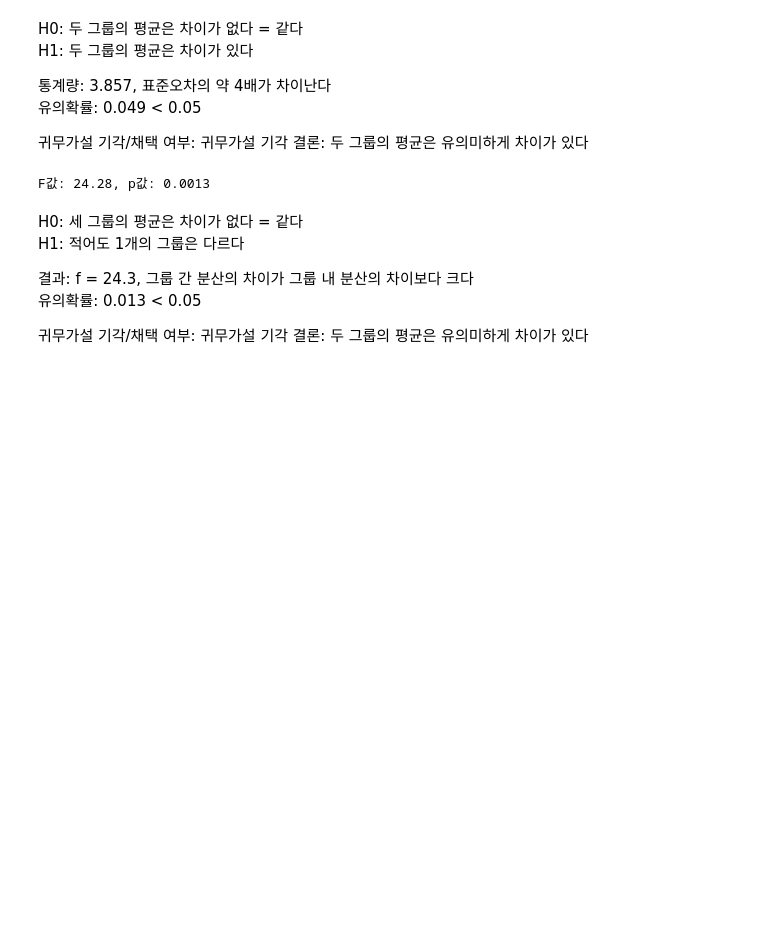
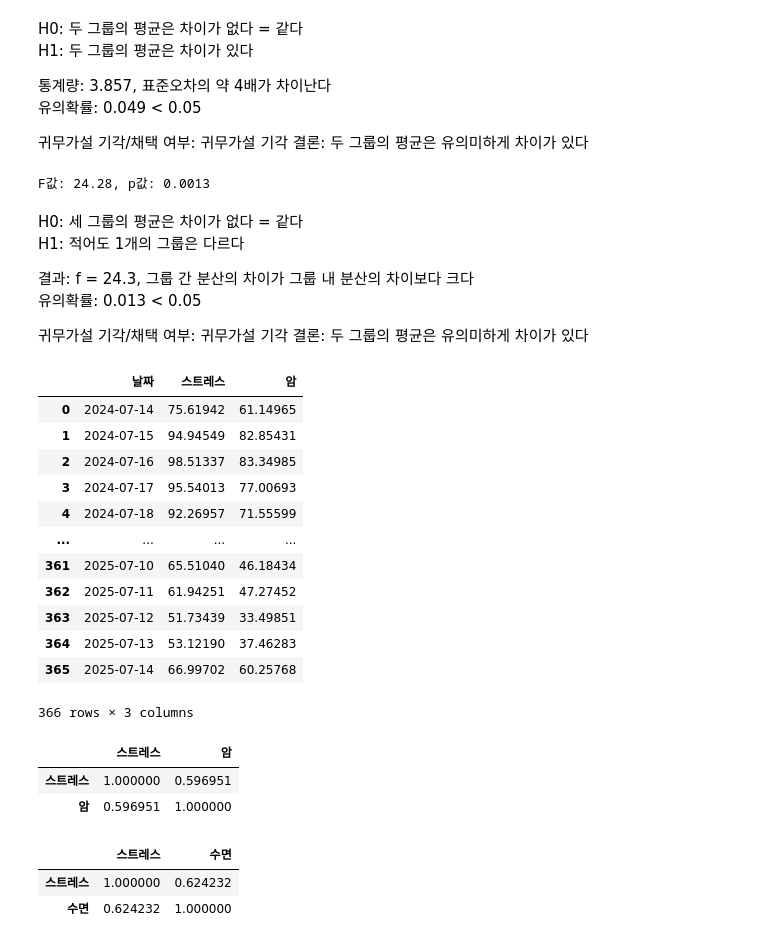
Before and after one commit to bhjin97/hipython_rep, a Jupyter notebook: 22. 가설검정.ipynb, the cells around one changed output. Drawn from its saved outputs; the diff is of its cells as text; code cells hidden in the pictures; blank space fills up the shorter version.

```diff
--- a/22. 가설검정.ipynb
+++ b/22. 가설검정.ipynb
@@ -144,3 +144,35 @@ H1: 적어도 1개의 그룹은 다르다
 
 귀무가설 기각/채택 여부: 귀무가설 기각
 결론: 두 그룹의 평균은 유의미하게 차이가 있다
+# %%
+df = pd.read_csv('./data/상관관계분석용.csv')
+df
+# %% [output]
+|  | 날짜 | 스트레스 | 암 |
+| 0 | 2024-07-14 | 75.61942 | 61.14965 |
+| 1 | 2024-07-15 | 94.94549 | 82.85431 |
+| 2 | 2024-07-16 | 98.51337 | 83.34985 |
+| 3 | 2024-07-17 | 95.54013 | 77.00693 |
+| 4 | 2024-07-18 | 92.26957 | 71.55599 |
+| ... | ... | ... | ... |
+| 361 | 2025-07-10 | 65.51040 | 46.18434 |
+| 362 | 2025-07-11 | 61.94251 | 47.27452 |
+| 363 | 2025-07-12 | 51.73439 | 33.49851 |
+| 364 | 2025-07-13 | 53.12190 | 37.46283 |
+| 365 | 2025-07-14 | 66.99702 | 60.25768 |
+366 rows × 3 columns
+# %%
+corr_df = df[['스트레스', '암']]
+corr_df.corr()
+# %% [output]
+|  | 스트레스 | 암 |
+| 스트레스 | 1.000000 | 0.596951 |
+| 암 | 0.596951 | 1.000000 |
+# %%
+df = pd.read_csv('./data/stress2.csv')
+corr_df = df[['스트레스', '수면']]
+corr_df.corr()
+# %% [output]
+|  | 스트레스 | 수면 |
+| 스트레스 | 1.000000 | 0.624232 |
+| 수면 | 0.624232 | 1.000000 |
```
Also changed, not shown: parts of 1 cell of this notebook, 10 other files.
